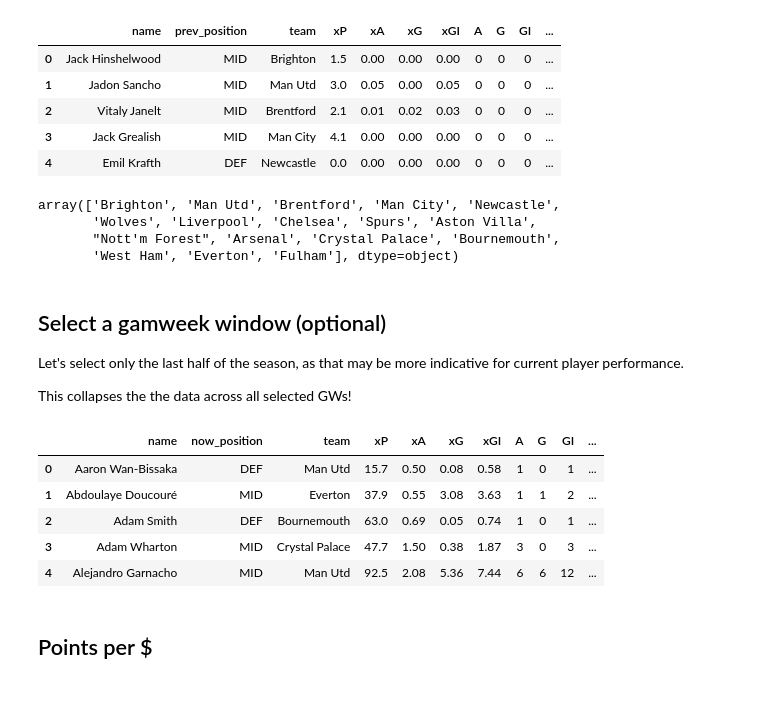
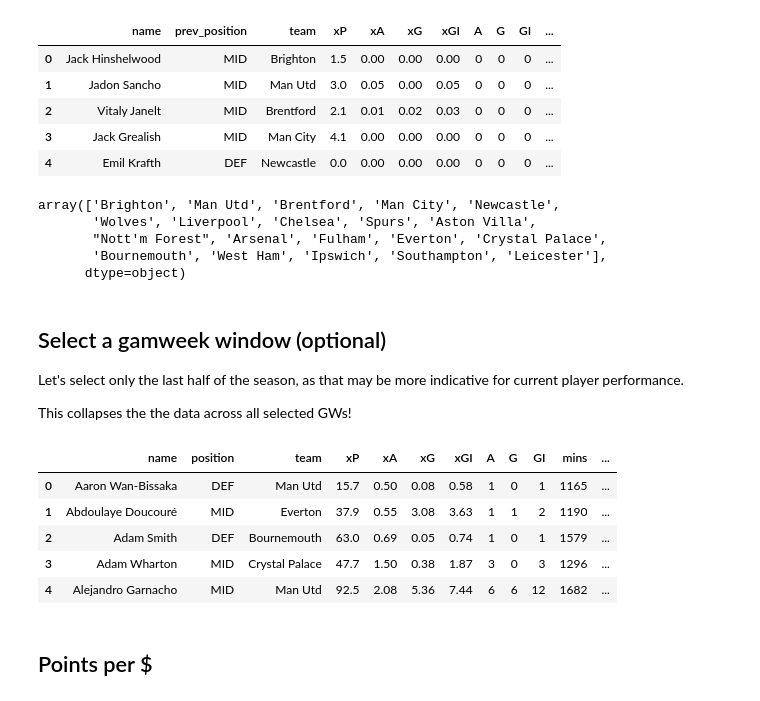
Before and after one commit to fajardgb/FPL-viz, a Jupyter notebook: preseason_scouting/preaseason_scouting2024-25.ipynb, the cells around one changed output. Cells and saved outputs as stored; diff of their text form; code cells hidden in the pictures.

```diff
--- a/preseason_scouting/preaseason_scouting2024-25.ipynb
+++ b/preseason_scouting/preaseason_scouting2024-25.ipynb
@@ -17,12 +17,13 @@ df.head()
 | 3 | Jack Grealish | MID | Man City | 4.1 | 0.00 | 0.00 | 0.00 | 0 | 0 | 0 | ... |
 | 4 | Emil Krafth | DEF | Newcastle | 0.0 | 0.00 | 0.00 | 0.00 | 0 | 0 | 0 | ... |
 # %%
-df['team'].unique()
+df['current_team'].unique()
 # %% [output]
 array(['Brighton', 'Man Utd', 'Brentford', 'Man City', 'Newcastle',
        'Wolves', 'Liverpool', 'Chelsea', 'Spurs', 'Aston Villa',
-       "Nott'm Forest", 'Arsenal', 'Crystal Palace', 'Bournemouth',
-       'West Ham', 'Everton', 'Fulham'], dtype=object)
+       "Nott'm Forest", 'Arsenal', 'Fulham', 'Everton', 'Crystal Palace',
+       'Bournemouth', 'West Ham', 'Ipswich', 'Southampton', 'Leicester'],
+      dtype=object)
 # %% [markdown]
 ## Select a gamweek window (optional)
 
@@ -51,7 +52,7 @@ def select_gw_subset(df, gw_start, gw_end, min_mins):
 
 
     # df = df.groupby(by=['name', 'prev_position', 'current_position', 'team'], as_index=False).agg(
-    df = df.groupby(by=['name', 'current_position', 'team'], as_index=False).agg(
+    df = df.groupby(by=['name', 'current_position', 'current_team'], as_index=False).agg(
         xP=('xP', 'sum'),
         xA=('xA', 'sum'),
         xG=('xG', 'sum'),
@@ -68,22 +69,26 @@ def select_gw_subset(df, gw_start, gw_end, min_mins):
 
     df = df[df['mins'] >= min_mins].reset_index(drop=True)
 
+    # check that there are players that meet the criteria
+    if len(df) == 0:
+        raise ValueError(f"Criteria for GWs {gw_start}-{gw_end} and min minutes {min_mins} not met")
+
     df['now_price'] = df['now_price'].astype(int)
     df['prev_price'] = df['prev_price'].round(0).astype(int)
 
-    df = df.rename(columns={'current_position': 'now_position'})
+    df = df.rename(columns={'current_position': 'position', 'current_team': 'team'})
 
     return df
 # %%
-df_subset = select_gw_subset(df, 19, 38, min_mins=1000)
+df_subset = select_gw_subset(df, 19, 38, min_mins=650)
 df_subset.head()
 # %% [output]
-|  | name | now_position | team | xP | xA | xG | xGI | A | G | GI | ... |
-| 0 | Aaron Wan-Bissaka | DEF | Man Utd | 15.7 | 0.50 | 0.08 | 0.58 | 1 | 0 | 1 | ... |
-| 1 | Abdoulaye Doucouré | MID | Everton | 37.9 | 0.55 | 3.08 | 3.63 | 1 | 1 | 2 | ... |
-| 2 | Adam Smith | DEF | Bournemouth | 63.0 | 0.69 | 0.05 | 0.74 | 1 | 0 | 1 | ... |
-| 3 | Adam Wharton | MID | Crystal Palace | 47.7 | 1.50 | 0.38 | 1.87 | 3 | 0 | 3 | ... |
-| 4 | Alejandro Garnacho | MID | Man Utd | 92.5 | 2.08 | 5.36 | 7.44 | 6 | 6 | 12 | ... |
+|  | name | position | team | xP | xA | xG | xGI | A | G | GI | mins | ... |
+| 0 | Aaron Wan-Bissaka | DEF | Man Utd | 15.7 | 0.50 | 0.08 | 0.58 | 1 | 0 | 1 | 1165 | ... |
+| 1 | Abdoulaye Doucouré | MID | Everton | 37.9 | 0.55 | 3.08 | 3.63 | 1 | 1 | 2 | 1190 | ... |
+| 2 | Adam Smith | DEF | Bournemouth | 63.0 | 0.69 | 0.05 | 0.74 | 1 | 0 | 1 | 1579 | ... |
+| 3 | Adam Wharton | MID | Crystal Palace | 47.7 | 1.50 | 0.38 | 1.87 | 3 | 0 | 3 | 1296 | ... |
+| 4 | Alejandro Garnacho | MID | Man Utd | 92.5 | 2.08 | 5.36 | 7.44 | 6 | 6 | 12 | 1682 | ... |
 # %% [markdown]
 ## Points per $
 # %% [markdown]
```
Also changed, not shown: parts of 29 cells of this notebook, 1 other file.
